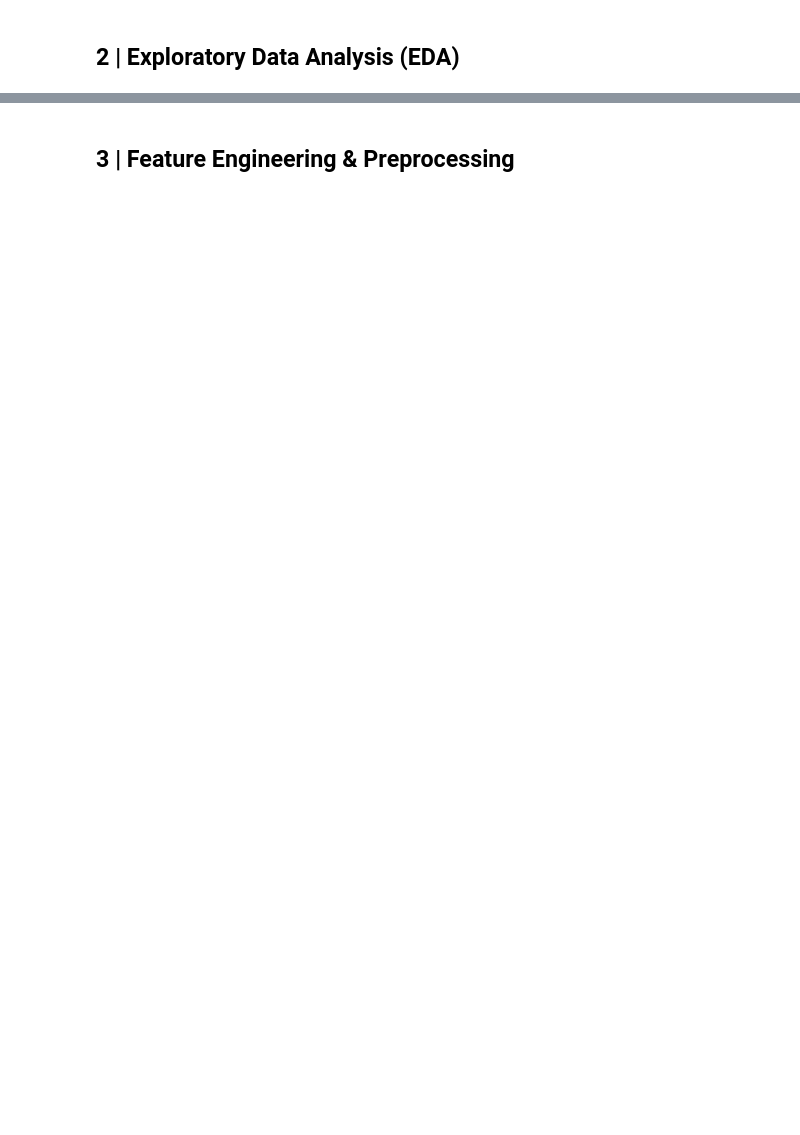
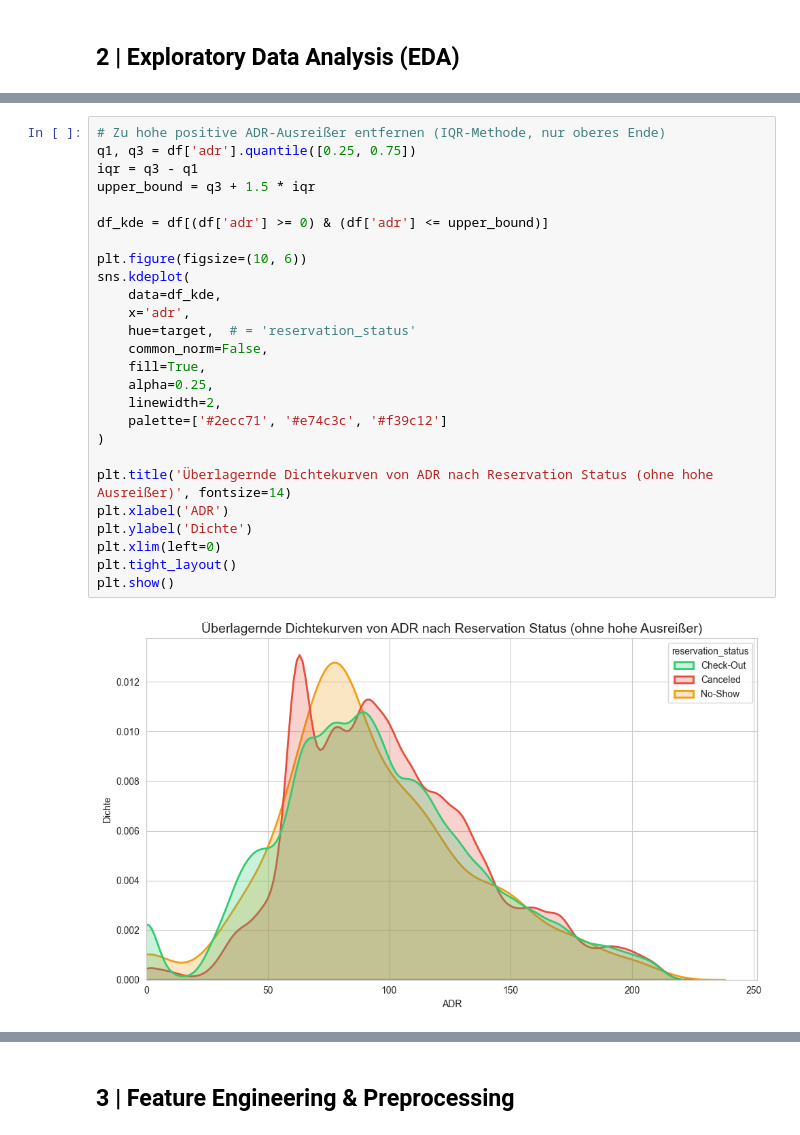
Before and after one commit to dan-am/machine_learning_DSM, a Jupyter notebook: notebooks/03_hotel_bookings_supervised.ipynb, the cells around one changed output, grey strips where cells are left out. Drawn from its saved outputs; the diff is of its cells as text; blank space fills up the shorter version.

```diff
--- a/notebooks/03_hotel_bookings_supervised.ipynb
+++ b/notebooks/03_hotel_bookings_supervised.ipynb
@@ -18,0 +130,28 @@ Die Klassen sind **stark unbalanciert**: Check-Out und Canceled dominieren, No-S
+# %%
+# Zu hohe positive ADR-Ausreißer entfernen (IQR-Methode, nur oberes Ende)
+q1, q3 = df['adr'].quantile([0.25, 0.75])
+iqr = q3 - q1
+upper_bound = q3 + 1.5 * iqr
+
+df_kde = df[(df['adr'] >= 0) & (df['adr'] <= upper_bound)]
+
+plt.figure(figsize=(10, 6))
+sns.kdeplot(
+    data=df_kde,
+    x='adr',
+    hue=target,  # = 'reservation_status'
+    common_norm=False,
+    fill=True,
+    alpha=0.25,
+    linewidth=2,
+    palette=['#2ecc71', '#e74c3c', '#f39c12']
+)
+
+plt.title('Überlagernde Dichtekurven von ADR nach Reservation Status (ohne hohe Ausreißer)', fontsize=14)
+plt.xlabel('ADR')
+plt.ylabel('Dichte')
+plt.xlim(left=0)
+plt.tight_layout()
+plt.show()
+# %% [output]
+[figure, added]
```
Also changed, not shown: parts of 18 cells of this notebook.
